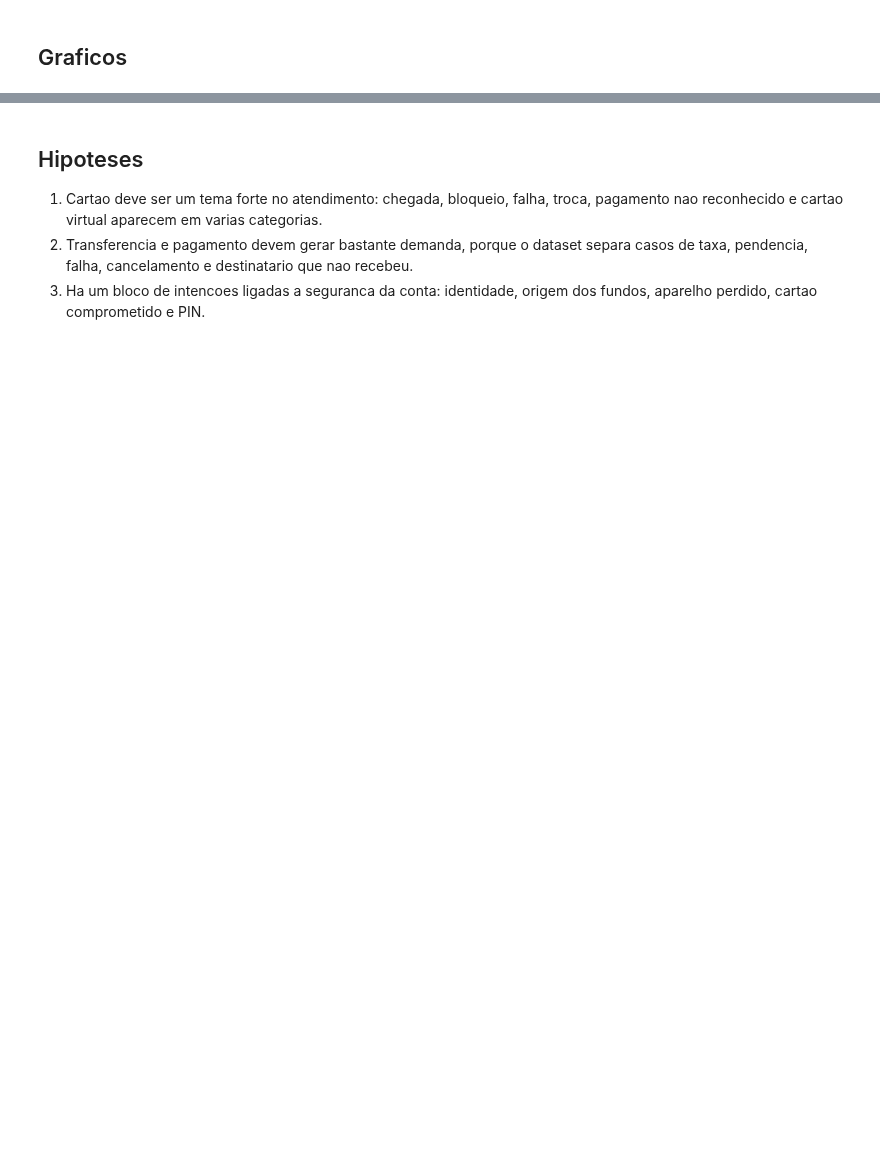
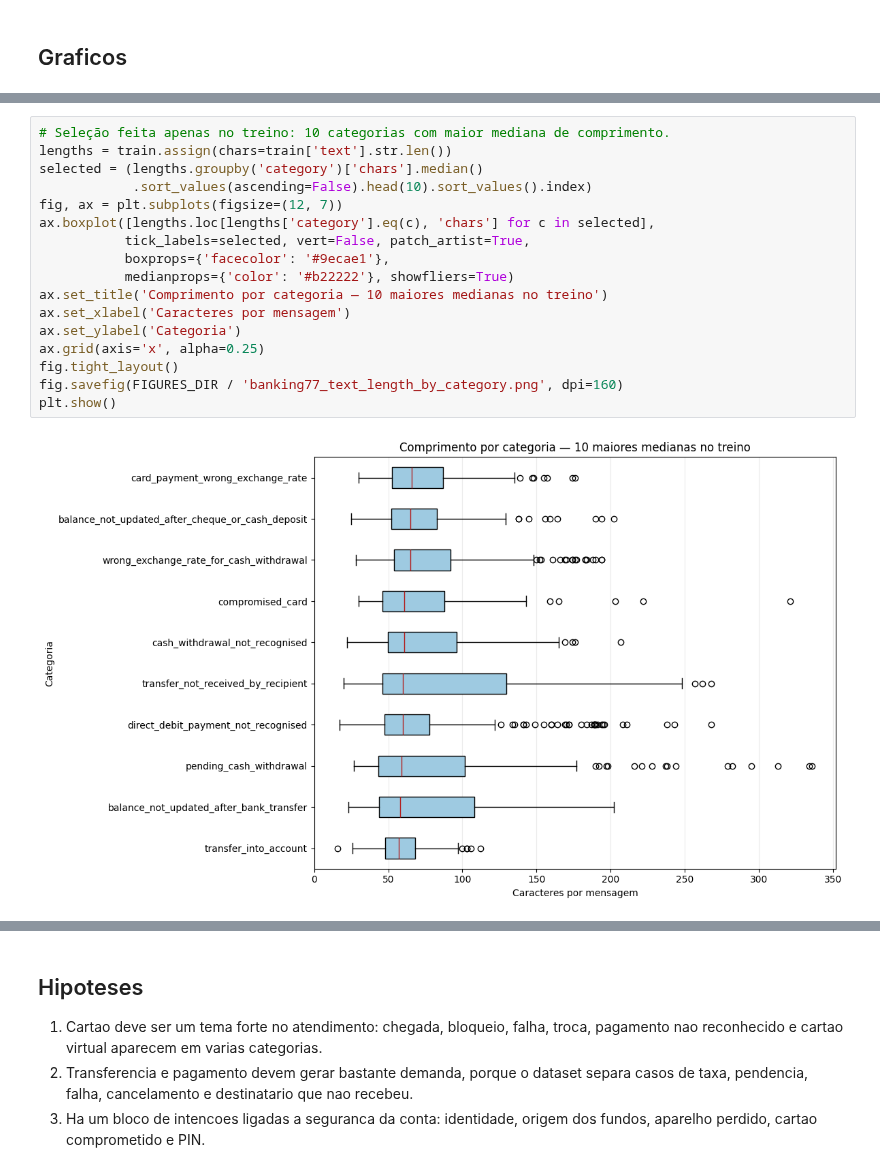
Before and after one commit to franciscocostadev/fintech-guard, a Jupyter notebook: notebooks/banking77/01_eda_banking77.ipynb, the cells around one changed output, grey strips where cells are left out. Saved outputs shown, nothing was run; the diff lists cells and outputs as text; blank space fills up the shorter version.

```diff
--- a/notebooks/banking77/01_eda_banking77.ipynb
+++ b/notebooks/banking77/01_eda_banking77.ipynb
@@ -134,0 +275,19 @@ plt.show()
+# %%
+# Seleção feita apenas no treino: 10 categorias com maior mediana de comprimento.
+lengths = train.assign(chars=train['text'].str.len())
+selected = (lengths.groupby('category')['chars'].median()
+            .sort_values(ascending=False).head(10).sort_values().index)
+fig, ax = plt.subplots(figsize=(12, 7))
+ax.boxplot([lengths.loc[lengths['category'].eq(c), 'chars'] for c in selected],
+           tick_labels=selected, vert=False, patch_artist=True,
+           boxprops={'facecolor': '#9ecae1'},
+           medianprops={'color': '#b22222'}, showfliers=True)
+ax.set_title('Comprimento por categoria — 10 maiores medianas no treino')
+ax.set_xlabel('Caracteres por mensagem')
+ax.set_ylabel('Categoria')
+ax.grid(axis='x', alpha=0.25)
+fig.tight_layout()
+fig.savefig(FIGURES_DIR / 'banking77_text_length_by_category.png', dpi=160)
+plt.show()
+# %% [output]
+[figure, added]
```
Also changed, not shown: parts of 14 cells of this notebook, 7 other files.
